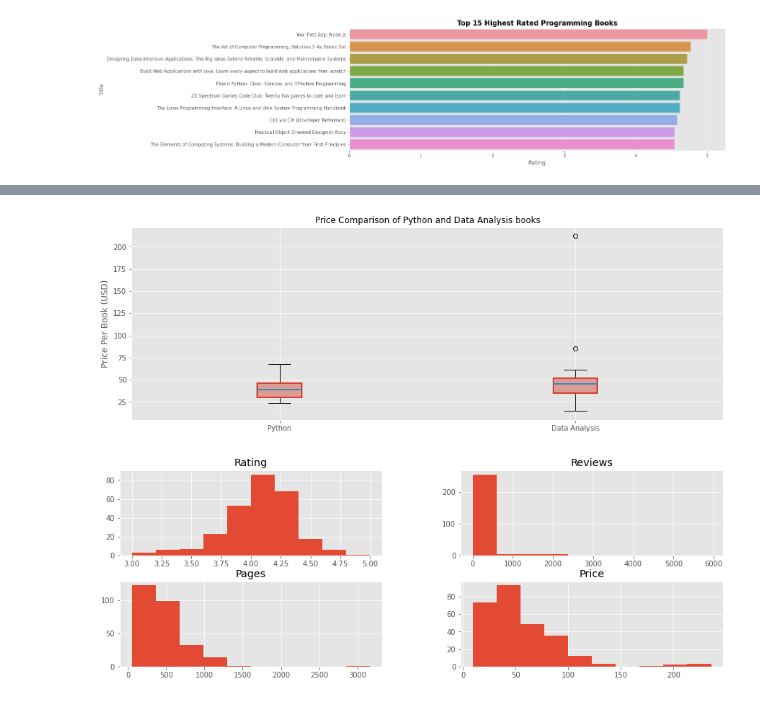
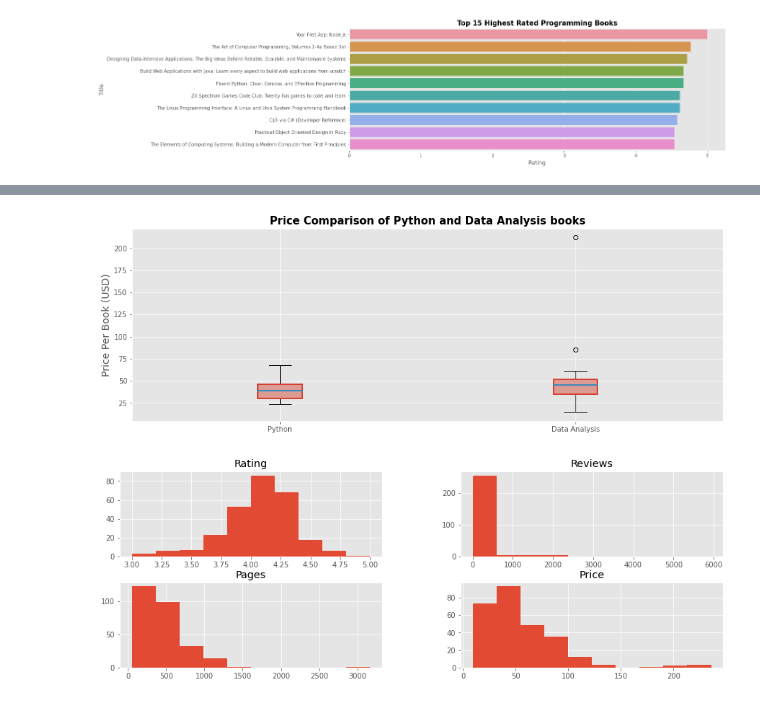
Before and after one commit to codeofarmour/prog_books_da_project, a Jupyter notebook: Books_About_Programming.ipynb, the cells around one changed output, grey strips where cells are left out. Saved outputs shown, nothing was run; the diff lists cells and outputs as text; code cells hidden in the pictures.

```diff
--- a/Books_About_Programming.ipynb
+++ b/Books_About_Programming.ipynb
@@ -299,28 +299,26 @@ book_ratings
 # %%
 # Set up variables for the median prices of Python books compared to Data Analysis books
 pb = df.loc[df.Title.str.contains('Python', flags=re.IGNORECASE)]['Price']
 da = df.loc[df.Title.str.contains('Data', flags=re.IGNORECASE)]['Price']
 
 # Create a boxplot with these variables
-
-# plt.figure(figsize=(5, 10))
 labels = ['Python', 'Data Analysis']
 plt.style.use('ggplot')
 boxes = plt.boxplot([pb, da], labels=labels, patch_artist=True, medianprops={'linewidth': 2})
 
 # Set color for box outlines
 for box in boxes['boxes']:
   box.set(color='#D93F30', linewidth=2)
 
 # Change fill color
   box.set(facecolor='#DC9C93')
 
-plt.title('Price Comparison of Python and Data Analysis books', size = 12)
-plt.ylabel('Price Per Book (USD)')
+plt.title('Price Comparison of Python and Data Analysis books', size = 15, fontweight='bold')
+plt.ylabel('Price Per Book (USD)', size=14)
 
 plt.show()
 # %% [output]
-[figure, old version]
+[figure, new version]
 # %%
 # There are two price outliers, but I am not averaging prices in this EDA, so there's no need to remove them.
 # %%
```
Also changed, not shown: parts of 1 cell of this notebook.
